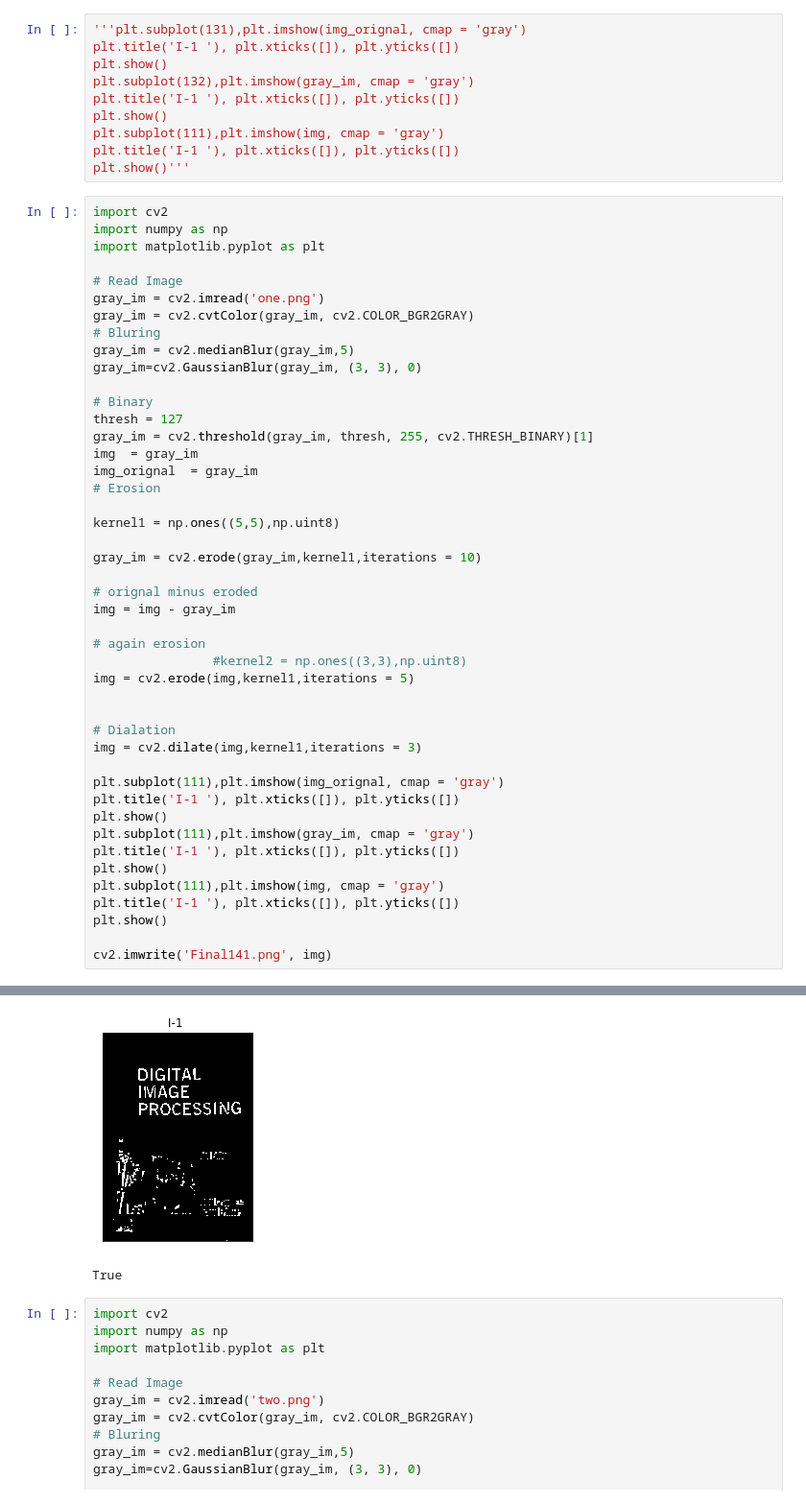
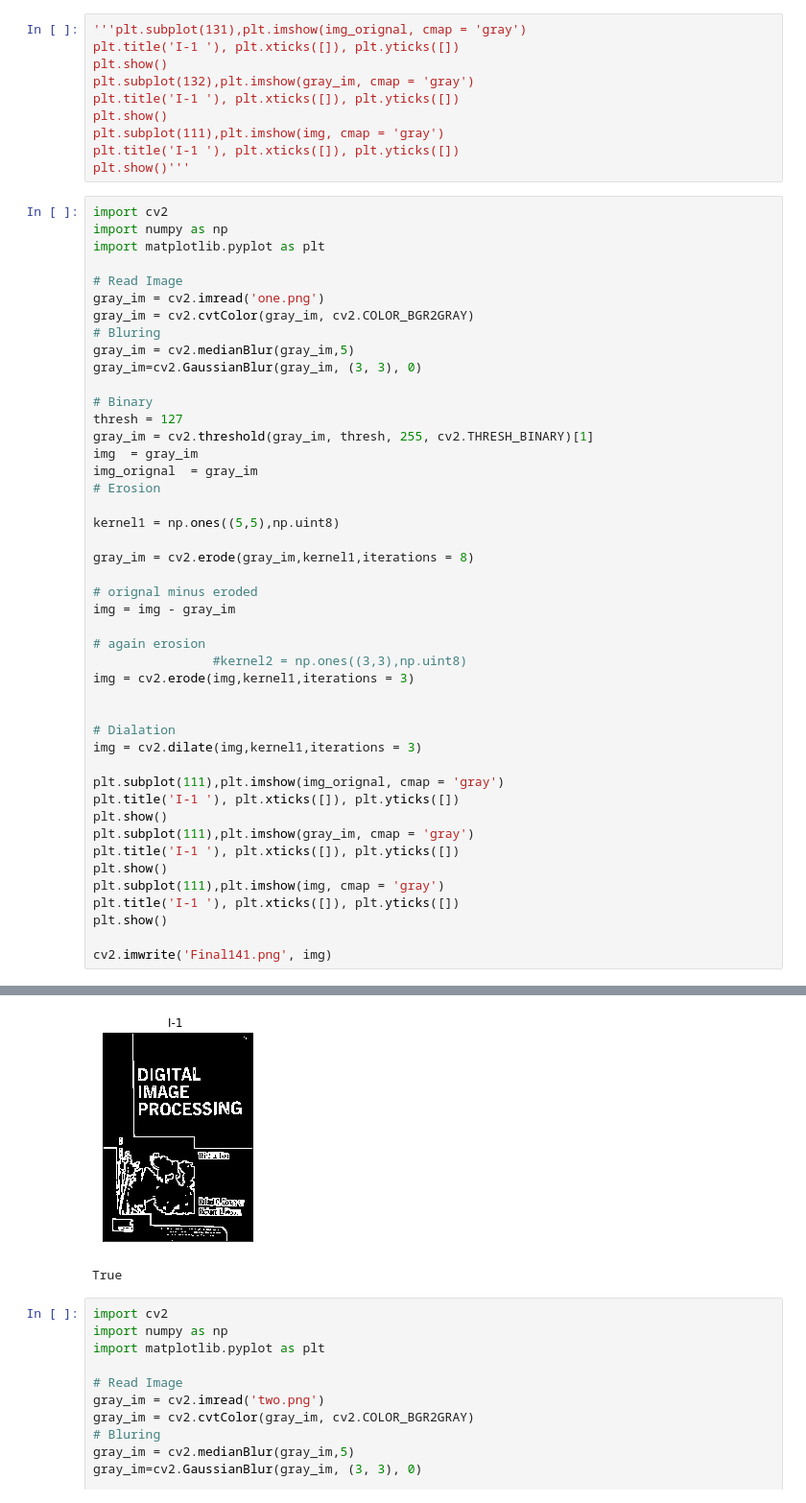
Before and after one commit to Naagar/Text-Extraction, a Jupyter notebook: oneR_copy.ipynb, the cells around one changed output, grey strips where cells are left out. Shown at 96% size. Drawn from its saved outputs; the diff is of its cells as text.

```diff
--- a/oneR_copy.ipynb
+++ b/oneR_copy.ipynb
@@ -220,14 +220,14 @@ img_orignal  = gray_im
 
 kernel1 = np.ones((5,5),np.uint8)
 
-gray_im = cv2.erode(gray_im,kernel1,iterations = 10)
+gray_im = cv2.erode(gray_im,kernel1,iterations = 8)
 
 # orignal minus eroded
 img = img - gray_im
 
 # again erosion
                 #kernel2 = np.ones((3,3),np.uint8)
-img = cv2.erode(img,kernel1,iterations = 5)
+img = cv2.erode(img,kernel1,iterations = 3)
 
 
 # Dialation
@@ -250,4 +250,4 @@ cv2.imwrite('Final141.png', img)
-[figure, old version]
+[figure, new version]
 True
 # %%
 import cv2
```
Also changed, not shown: parts of 7 cells of this notebook.
